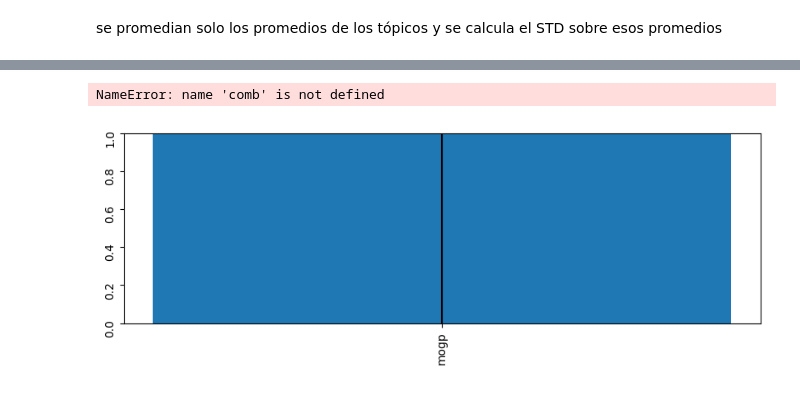
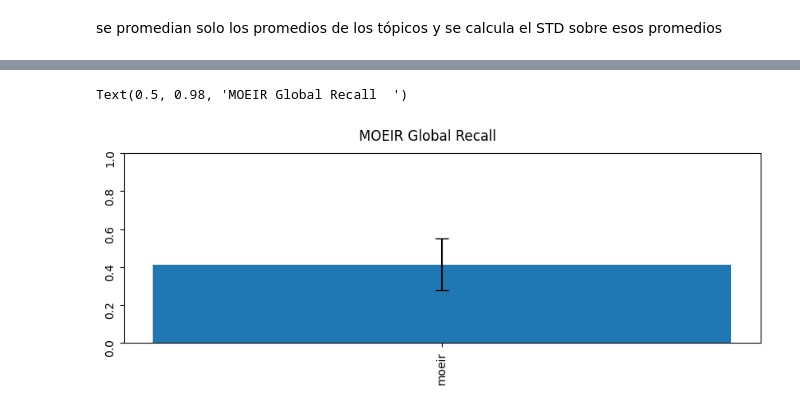
Before and after one commit to ceciliabaggio/mogp_with_terms, a Jupyter notebook: moeir_comparison/moeir_globalRecall.ipynb, the cells around one changed output, grey strips where cells are left out. Cells and saved outputs as stored; diff of their text form; code cells hidden in the pictures.

Commit message:
all moeir metrics except for 1st GEN. not yet implemented

```diff
--- a/moeir_comparison/moeir_globalRecall.ipynb
+++ b/moeir_comparison/moeir_globalRecall.ipynb
@@ -119,3 +119,8 @@ Name: 1, dtype: float64
 | 22 | 0.301120 | 0.197479 | 0.282913 | 0.212885 | 0.180672 | 58 |
 | 23 | 0.269231 | 0.189560 | 0.258242 | 0.109890 | 0.296703 | 586 |
 | 24 | 0.328947 | 0.500000 | 0.447368 | 0.539474 | 0.315789 | 99 |
+# %%
+df_ave_data = df_ave_data.transpose()
+df_ave_data.columns = df_ave_data.iloc[5] # pongo el topico como header
+df_ave_data= df_ave_data.drop(['topic'], axis=0) #borra la fila que tiene a los topic ids ya que son ahora header
+df_ave_data
@@ -145,13 +168,13 @@ stats_all_topics
 # %% [markdown]
 se promedian solo los promedios de los tópicos y se calcula el STD sobre esos promedios
 # %%
-stats_all_topics['mean'].describe().transpose()
+print(stats_all_topics['mean'].describe()) # me quedo con los promedios de los 'mean'
+stats_all_topics=stats_all_topics['mean'].describe()
 
 
-t = pd.DataFrame({  'mean_prec': [stats_all_topics['mean'].mean()],
-                    'count_prec': [stats_all_topics['mean'].count()],
-                    'std_prec': [stats_all_topics['mean'].std()]})
-
+t = pd.DataFrame({  'mean_gr': [stats_all_topics['mean']],
+                    'count_gr': [stats_all_topics['count']],
+                    'std_gr': [stats_all_topics['std']]})
 ci95_hi = []
 ci95_lo = []
 
@@ -164,6 +187,6 @@ t['ci95_lo_prec'] = ci95_lo
 t['ci95_hi_prec'] = ci95_hi
 
 
-t.to_csv(save_path + 'co3_precision10_evaluation_stats_last_gen.csv')
+t.to_csv(save_path + 'moeir_globalRecall_evaluation_stats_last_gen.csv')
 t
 # %% [output]
@@ -172,13 +204,13 @@ t
 # %%
-######### PRECISION @ 10
+######### GLOBAL RECALL
 import matplotlib.pyplot as plt
 
 
 fig, axs = plt.subplots(1,1, figsize=(10, 3), sharey=False)
 axs.tick_params(labelrotation=90)
-axs.bar('mogp', t['mean_prec'], yerr=t['std_prec'], capsize=6)
+axs.bar('moeir', t['mean_gr'], yerr=t['std_gr'], capsize=6)
 axs.set_ylim(0,1)
-fig.suptitle('Precision@10  - '+ comb)
+fig.suptitle('MOEIR Global Recall  ')
 # %% [output]
-NameError: name 'comb' is not defined
+Text(0.5, 0.98, 'MOEIR Global Recall  ')
-[figure, old version]
+[figure, new version]
```
Also changed, not shown: parts of 5 cells of this notebook, 20 other files.
